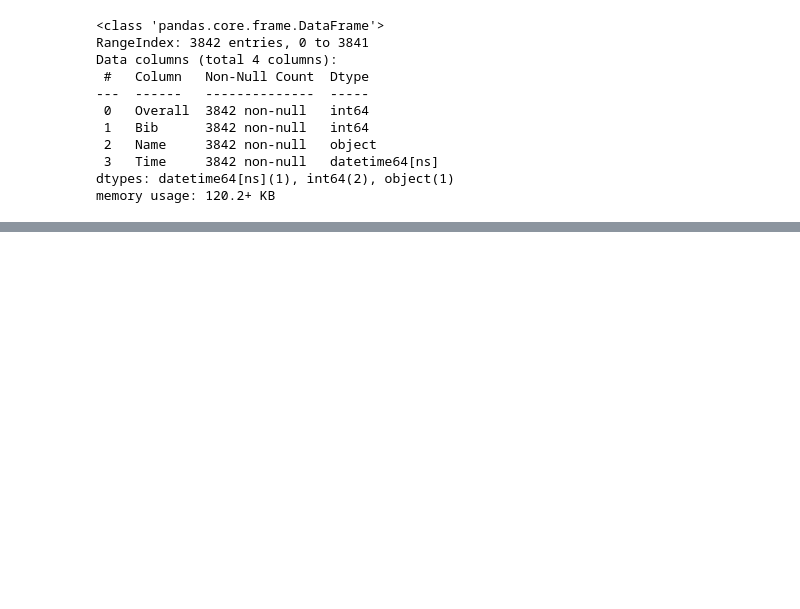
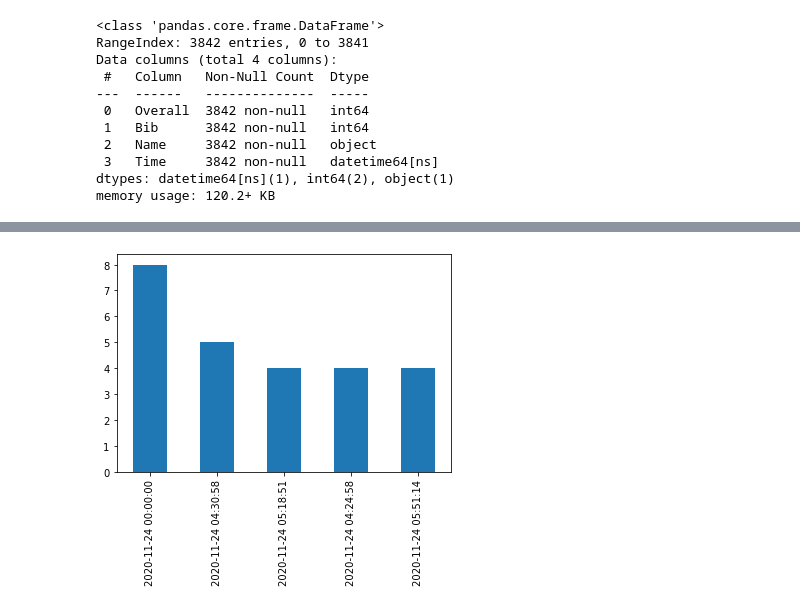
Before and after one commit to MrBardot/NSS-DDA2-web-scraping, a Jupyter notebook: marathon_eda.ipynb, the cells around one changed output, grey strips where cells are left out. Saved outputs shown, nothing was run; the diff lists cells and outputs as text; code cells hidden in the pictures; blank space fills up the shorter version.

```diff
--- a/marathon_eda.ipynb
+++ b/marathon_eda.ipynb
@@ -276,0 +218,2 @@ Name: Time, dtype: int64
+# %%
+marathon_2018_top5 = marathon_2018_time_count.head()
@@ -365,0 +323,4 @@ AttributeError: 'function' object has no attribute 'value_counts'
+# %%
+ax = marathon_2018_top5.plot.bar(x='count', y = 'time')
+# %% [output]
+[figure, added]
```
Also changed, not shown: parts of 29 cells of this notebook.
